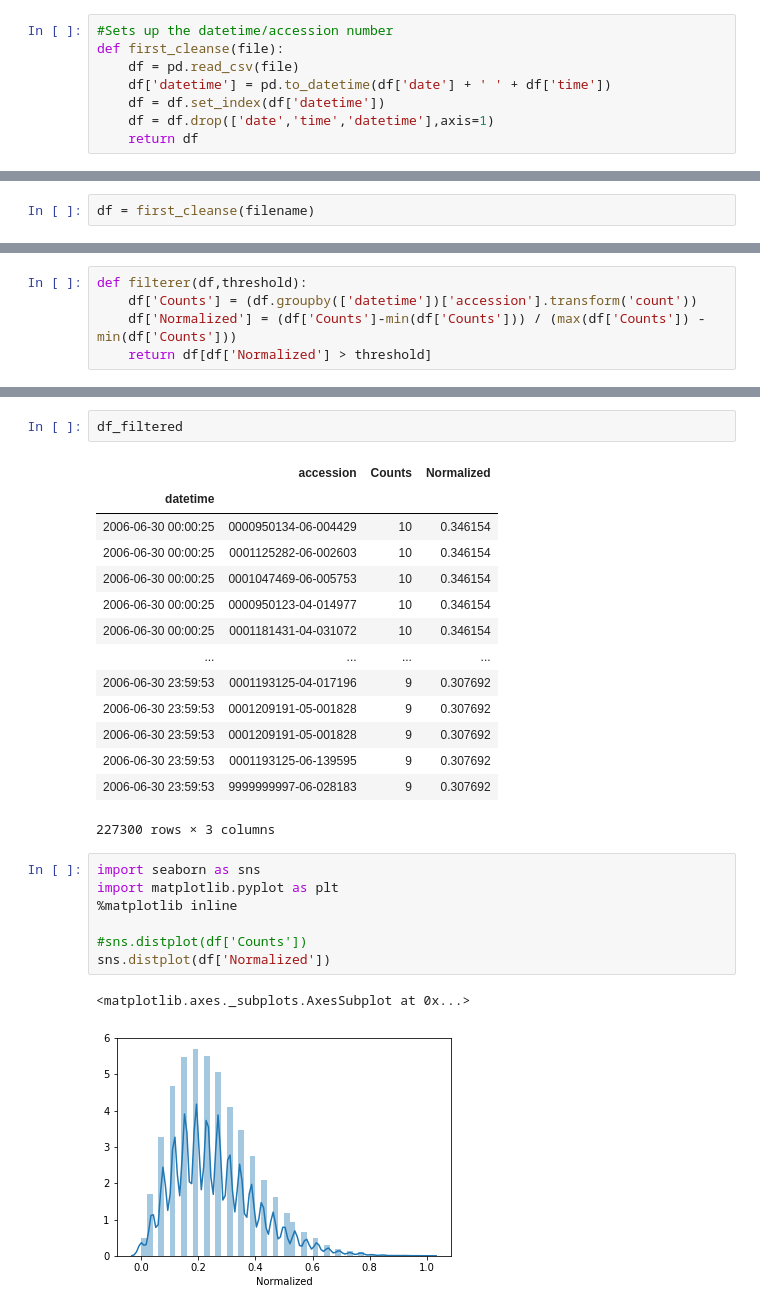
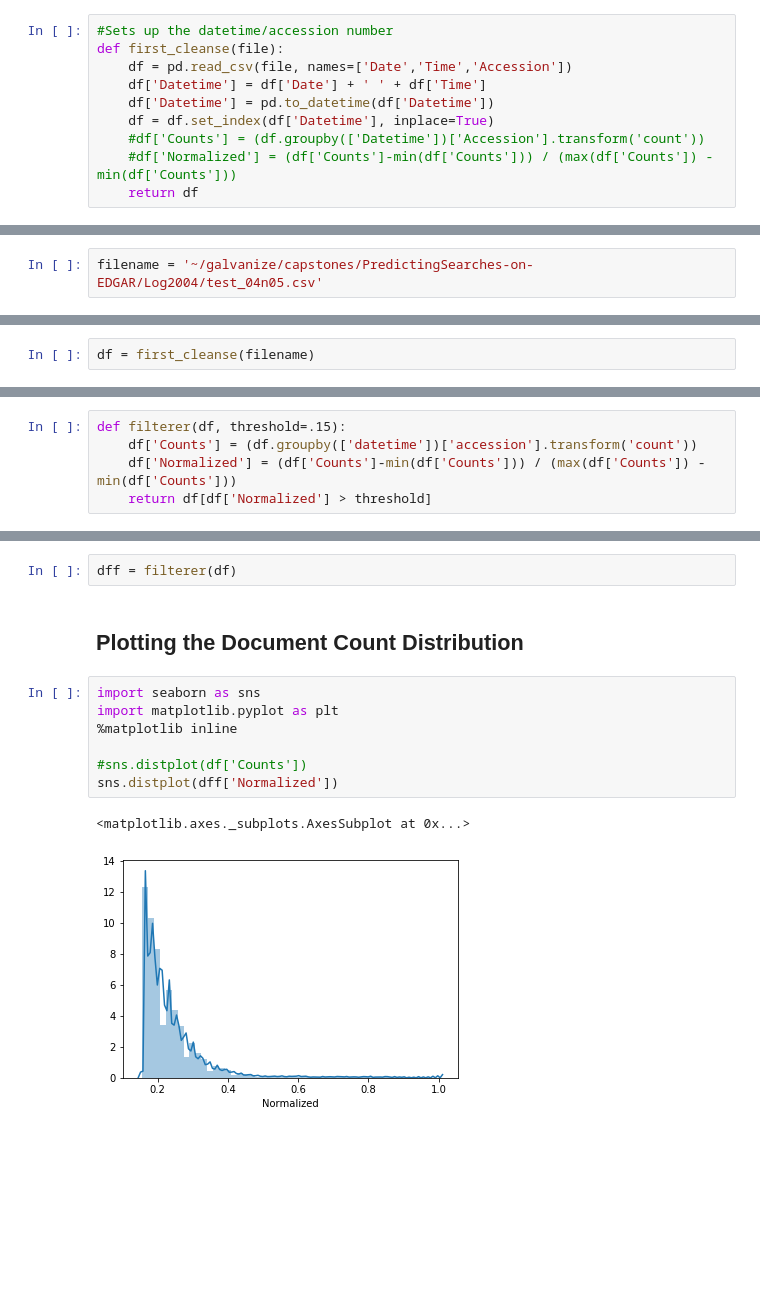
Before and after one commit to MarinerT/Predicting-Popular-Financial-Searches, a Jupyter notebook: worksheets/firstcleanse_script.ipynb, the cells around one changed output, grey strips where cells are left out. Cells and saved outputs as stored; diff of their text form; blank space fills up the shorter version.

```diff
--- a/worksheets/firstcleanse_script.ipynb
+++ b/worksheets/firstcleanse_script.ipynb
@@ -4,8 +9,10 @@ import numpy as np
 # %%
 #Sets up the datetime/accession number
 def first_cleanse(file):
-    df = pd.read_csv(file)
-    df['datetime'] = pd.to_datetime(df['date'] + ' ' + df['time'])
-    df = df.set_index(df['datetime'])
-    df = df.drop(['date','time','datetime'],axis=1)
+    df = pd.read_csv(file, names=['Date','Time','Accession'])
+    df['Datetime'] = df['Date'] + ' ' + df['Time']
+    df['Datetime'] = pd.to_datetime(df['Datetime'])
+    df = df.set_index(df['Datetime'], inplace=True)
+    #df['Counts'] = (df.groupby(['Datetime'])['Accession'].transform('count'))
+    #df['Normalized'] = (df['Counts']-min(df['Counts'])) / (max(df['Counts']) - min(df['Counts']))
     return df
@@ -13,0 +19,2 @@ filename = 'testing05'
+# %%
+filename = '~/galvanize/capstones/PredictingSearches-on-EDGAR/Log2004/test_04n05.csv'
@@ -16,5 +57,5 @@ df = first_cleanse(filename)
 # %%
-def filterer(df,threshold):
+def filterer(df, threshold=.15):
     df['Counts'] = (df.groupby(['datetime'])['accession'].transform('count'))
     df['Normalized'] = (df['Counts']-min(df['Counts'])) / (max(df['Counts']) - min(df['Counts']))
     return df[df['Normalized'] > threshold]
@@ -33,27 +62,14 @@ print(df_filtered.shape[0], half)
-# %%
-df_filtered
-# %% [output]
-|  | accession | Counts | Normalized |
-| datetime |  |  |  |
-| 2006-06-30 00:00:25 | 0000950134-06-004429 | 10 | 0.346154 |
-| 2006-06-30 00:00:25 | 0001125282-06-002603 | 10 | 0.346154 |
-| 2006-06-30 00:00:25 | 0001047469-06-005753 | 10 | 0.346154 |
-| 2006-06-30 00:00:25 | 0000950123-04-014977 | 10 | 0.346154 |
-| 2006-06-30 00:00:25 | 0001181431-04-031072 | 10 | 0.346154 |
-| ... | ... | ... | ... |
-| 2006-06-30 23:59:53 | 0001193125-04-017196 | 9 | 0.307692 |
-| 2006-06-30 23:59:53 | 0001209191-05-001828 | 9 | 0.307692 |
-| 2006-06-30 23:59:53 | 0001209191-05-001828 | 9 | 0.307692 |
-| 2006-06-30 23:59:53 | 0001193125-06-139595 | 9 | 0.307692 |
-| 2006-06-30 23:59:53 | 9999999997-06-028183 | 9 | 0.307692 |
-227300 rows × 3 columns
+# %%
+dff = filterer(df)
+# %% [markdown]
+## Plotting the Document Count Distribution
 # %%
 import seaborn as sns
 import matplotlib.pyplot as plt
 %matplotlib inline
 
 #sns.distplot(df['Counts'])
-sns.distplot(df['Normalized'])
+sns.distplot(dff['Normalized'])
 # %% [output]
 <matplotlib.axes._subplots.AxesSubplot at 0x...>
-[figure, old version]
+[figure, new version]
```
Also changed, not shown: parts of 15 cells of this notebook, 9 other files.
